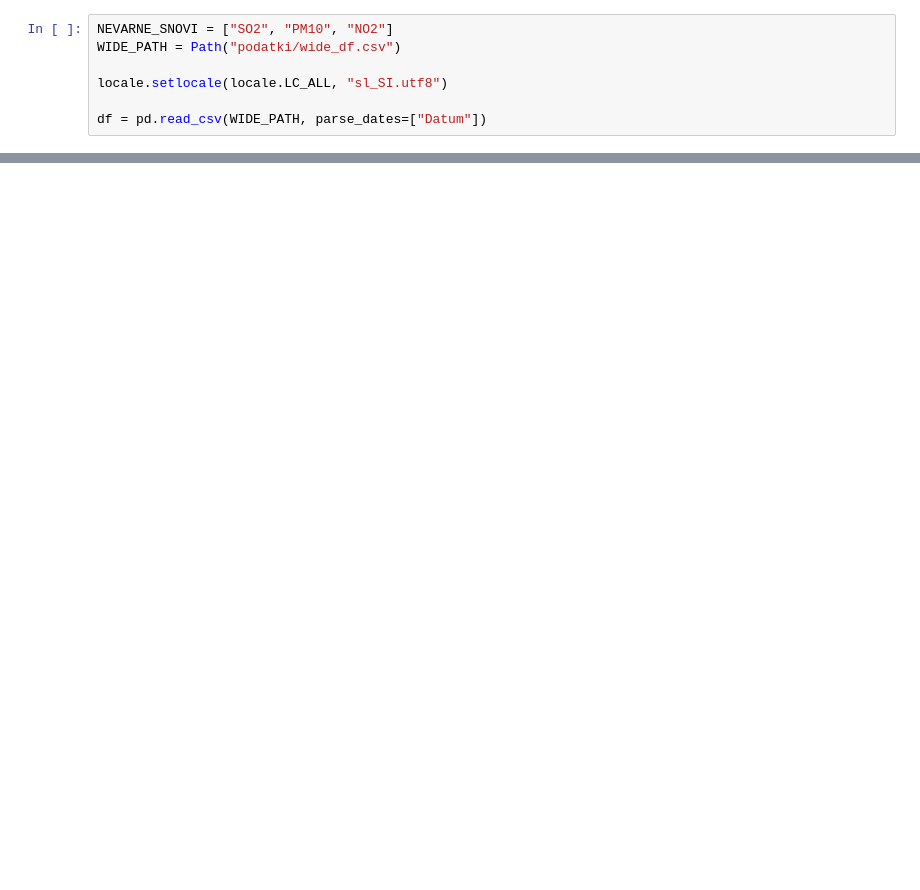
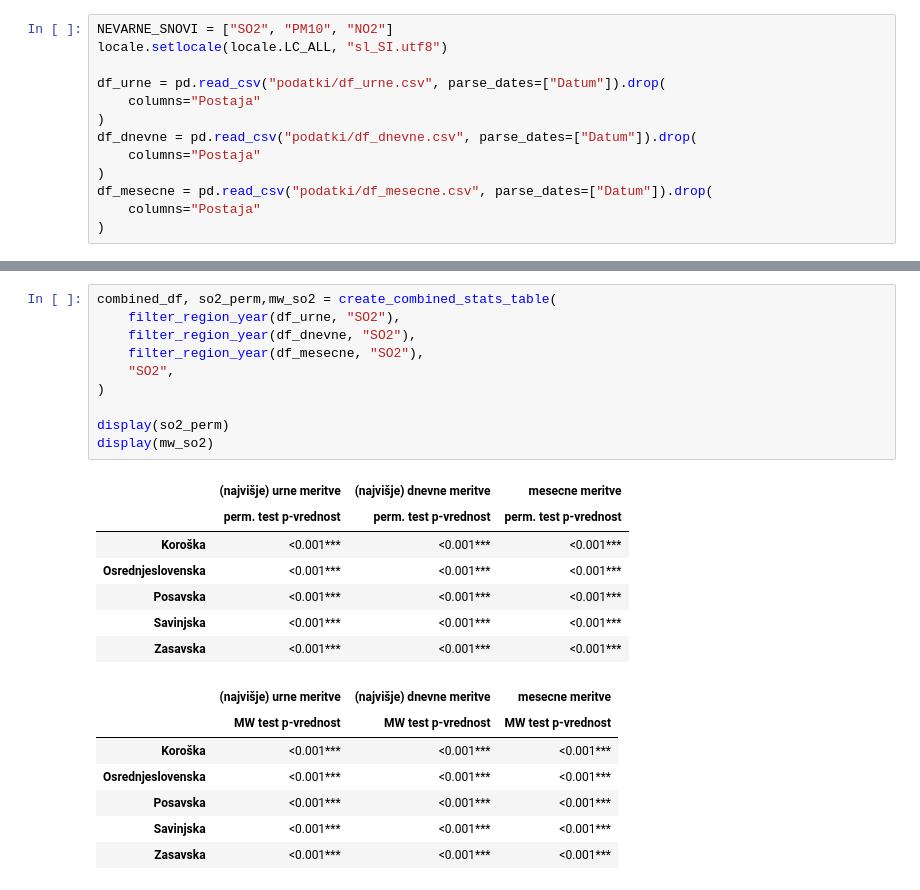
Before and after one commit to Nermin-Mujagic/MDR_analiza_zraka, a Jupyter notebook: 3_deskriptivne_analize.ipynb, the cells around one changed output, grey strips where cells are left out. Saved outputs shown, nothing was run; the diff lists cells and outputs as text; blank space fills up the shorter version.

```diff
--- a/3_deskriptivne_analize.ipynb
+++ b/3_deskriptivne_analize.ipynb
@@ -22,7 +11,13 @@ import matplotlib.cm as cm
 # %%
 NEVARNE_SNOVI = ["SO2", "PM10", "NO2"]
-WIDE_PATH = Path("podatki/wide_df.csv")
-
 locale.setlocale(locale.LC_ALL, "sl_SI.utf8")
 
-df = pd.read_csv(WIDE_PATH, parse_dates=["Datum"])
+df_urne = pd.read_csv("podatki/df_urne.csv", parse_dates=["Datum"]).drop(
+    columns="Postaja"
+)
+df_dnevne = pd.read_csv("podatki/df_dnevne.csv", parse_dates=["Datum"]).drop(
+    columns="Postaja"
+)
+df_mesecne = pd.read_csv("podatki/df_mesecne.csv", parse_dates=["Datum"]).drop(
+    columns="Postaja"
+)
@@ -247,0 +165,25 @@ for i, snov in enumerate(NEVARNE_SNOVI):
+# %%
+combined_df, so2_perm,mw_so2 = create_combined_stats_table(
+    filter_region_year(df_urne, "SO2"),
+    filter_region_year(df_dnevne, "SO2"),
+    filter_region_year(df_mesecne, "SO2"),
+    "SO2",
+)
+
+display(so2_perm)
+display(mw_so2)
+# %% [output]
+|  | (najvišje) urne meritve | (najvišje) dnevne meritve | mesecne meritve |
+|  | perm. test p-vrednost | perm. test p-vrednost | perm. test p-vrednost |
+| Koroška | <0.001*** | <0.001*** | <0.001*** |
+| Osrednjeslovenska | <0.001*** | <0.001*** | <0.001*** |
+| Posavska | <0.001*** | <0.001*** | <0.001*** |
+| Savinjska | <0.001*** | <0.001*** | <0.001*** |
+| Zasavska | <0.001*** | <0.001*** | <0.001*** |
+|  | (najvišje) urne meritve | (najvišje) dnevne meritve | mesecne meritve |
+|  | MW test p-vrednost | MW test p-vrednost | MW test p-vrednost |
+| Koroška | <0.001*** | <0.001*** | <0.001*** |
+| Osrednjeslovenska | <0.001*** | <0.001*** | <0.001*** |
+| Posavska | <0.001*** | <0.001*** | <0.001*** |
+| Savinjska | <0.001*** | <0.001*** | <0.001*** |
+| Zasavska | <0.001*** | <0.001*** | <0.001*** |
```
Also changed, not shown: parts of 6 cells of this notebook, 59 other files.
